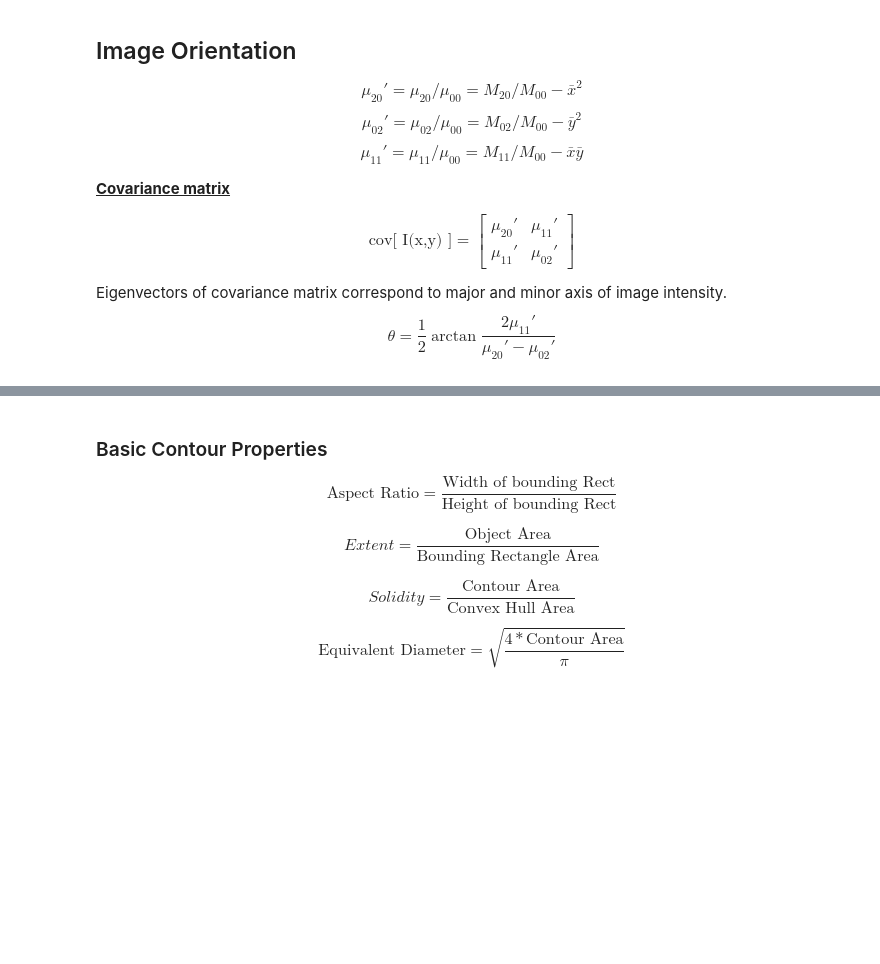
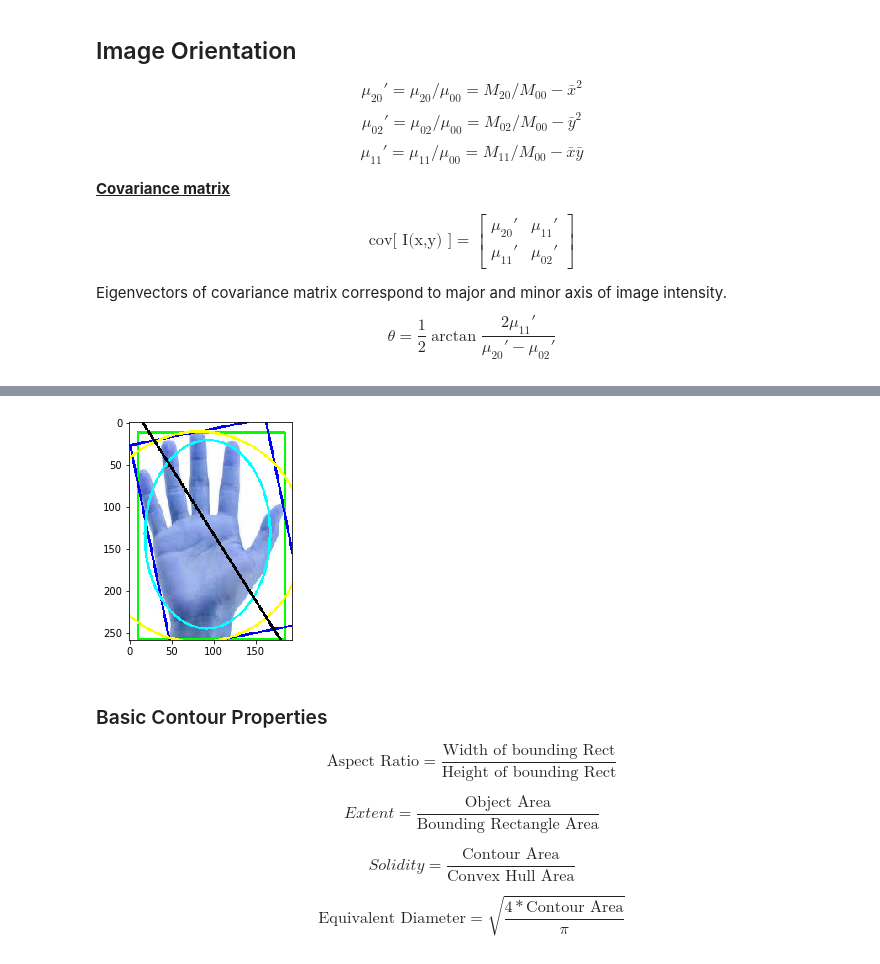
Before and after one commit to mananpal1997/Practical-OpenCV-Guide, a Jupyter notebook: OpenCV_Brief_Guide/1_Contours.ipynb, the cells around one changed output, grey strips where cells are left out. Saved outputs shown, nothing was run; the diff lists cells and outputs as text; code cells hidden in the pictures; blank space fills up the shorter version.

```diff
--- a/OpenCV_Brief_Guide/1_Contours.ipynb
+++ b/OpenCV_Brief_Guide/1_Contours.ipynb
@@ -149,42 +175,53 @@ gray = cv2.cvtColor(image, cv2.COLOR_BGR2GRAY)
 
 ret, thresh = cv2.threshold(gray, 200, 255, cv2.THRESH_BINARY_INV)
 
-contours, hierarchy = cv2.findContours(thresh, cv2.RETR_TREE, cv2.CHAIN_APPROX_SIMPLE)
+try:
+    contours, hierarchy = cv2.findContours(thresh, cv2.RETR_TREE, cv2.CHAIN_APPROX_SIMPLE)
+except:
+    temp, contours, hierarchy = cv2.findContours(thresh, cv2.RETR_TREE, cv2.CHAIN_APPROX_SIMPLE)
 contour = max(contours, key=cv2.contourArea)
 # cv2.drawContours(image, [contour], 0, (0, 255, 0), 3)
 # %%
 image = cv2.imread('../resources/hand.jpg')
 
 # Bounding contours
 
 # 1. Straight Rectangle
 x, y, w, h = cv2.boundingRect(contour)
 cv2.rectangle(image, (x, y), (x + w, y + h), (0, 255, 0), 2)
 
 # 2. Rotated Rectangle
 rect = cv2.minAreaRect(contour)  # returns top-left (x,y), (width, height), angle of rotation
-box = np.int0(cv2.cv.BoxPoints(rect))
+try:
+    box = np.int0(cv2.cv.BoxPoints(rect))
+except:
+    box = np.int0(cv2.boxPoints(rect))
 cv2.drawContours(image, [box], 0, (0, 0, 255), 2)
 
 # 3. Enclosing Circle
 (x, y), radius = cv2.minEnclosingCircle(contour)
 center = int(x), int(y)
 radius = int(radius)
 cv2.circle(image, center, radius, (255, 255, 0), 2)
 
 # 4. Fitting Ellipse
 ellipse = cv2.fitEllipse(contour)
 cv2.ellipse(image, ellipse, (0, 255, 255), 2)
 
 # 5. Fitting Line
 rows, cols = image.shape[:2]
-[vx, vy, x, y] = cv2.fitLine(contour, cv2.cv.CV_DIST_L2, 0, 0.01, 0.01)  # returns normalized vectors vx, vy
+try:
+    [vx, vy, x, y] = cv2.fitLine(contour, cv2.cv.CV_DIST_L2, 0, 0.01, 0.01)  # returns normalized vectors vx, vy
+except:
+    [vx, vy, x, y] = cv2.fitLine(contour, cv2.DIST_L2, 0, 0.01, 0.01)
 lefty = int((-x * vy / vx) + y)
 righty = int(((cols - x) * vy / vx) + y)
 cv2.line(image, (cols - 1, righty), (0, lefty), (0, 0, 0), 2)
 
 plt.imshow(image)
 plt.show()
+# %% [output]
+[figure, added]
 # %% [markdown]
 ### Basic Contour Properties
 $$\text{Aspect Ratio} = \frac{\text{Width of bounding Rect}}{\text{Height of bounding Rect}}$$
```
Also changed, not shown: parts of 11 cells of this notebook, 10 other files.
